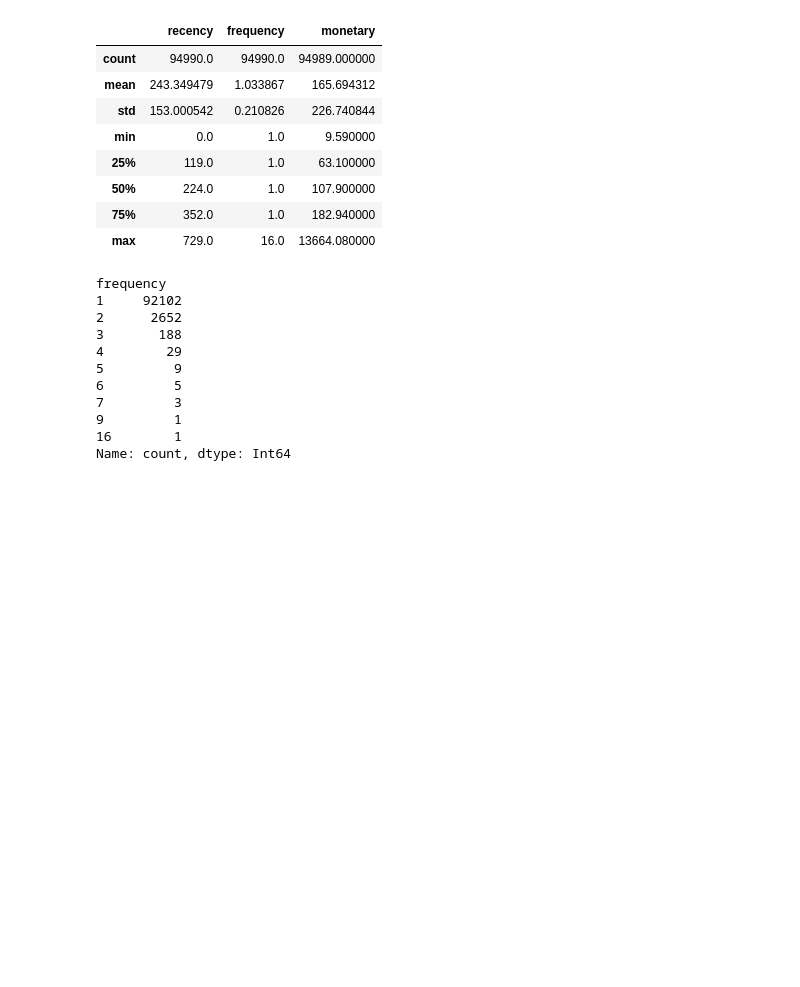
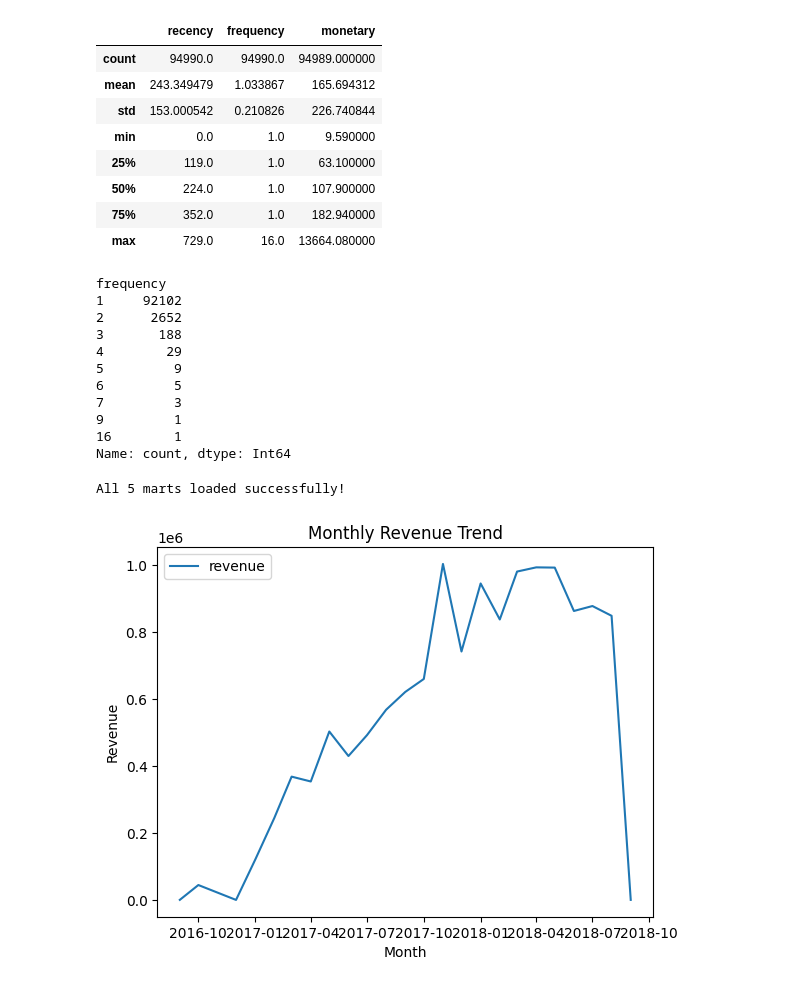
Before and after one commit to maniprabha20/OrderMetrics360, a Jupyter notebook: Untitled1.ipynb, the cells around one changed output. Cells and saved outputs as stored; diff of their text form; code cells hidden in the pictures; blank space fills up the shorter version.

Commit message:
Day 8: Completed EDA on revenue, RFM, delivery, and category marts

```diff
--- a/Untitled1.ipynb
+++ b/Untitled1.ipynb
@@ -302,3 +302,47 @@ frequency
 9         1
 16        1
 Name: count, dtype: Int64
+# %%
+revenue_df = client.query("""
+SELECT *
+FROM `ordermetrics360.ordermetrics360_marts.mart_revenue_trend`
+""").to_dataframe()
+
+rfm_df = client.query("""
+SELECT *
+FROM `ordermetrics360.ordermetrics360_marts.mart_rfm`
+""").to_dataframe()
+
+delivery_df = client.query("""
+SELECT *
+FROM `ordermetrics360.ordermetrics360_marts.mart_delivery_reviews`
+""").to_dataframe()
+
+category_df = client.query("""
+SELECT *
+FROM `ordermetrics360.ordermetrics360_marts.mart_category_performance`
+""").to_dataframe()
+
+cohort_df = client.query("""
+SELECT *
+FROM `ordermetrics360.ordermetrics360_marts.mart_cohort_retention`
+""").to_dataframe()
+
+print("All 5 marts loaded successfully!")
+# %% [output]
+All 5 marts loaded successfully!
+# %%
+import matplotlib.pyplot as plt
+
+revenue_df.plot(
+    x='order_month',
+    y='revenue',
+    kind='line',
+    title='Monthly Revenue Trend'
+)
+
+plt.xlabel('Month')
+plt.ylabel('Revenue')
+plt.show()
+# %% [output]
+[figure, added]
```
Also changed, not shown: parts of 14 cells of this notebook, 1 other file.
